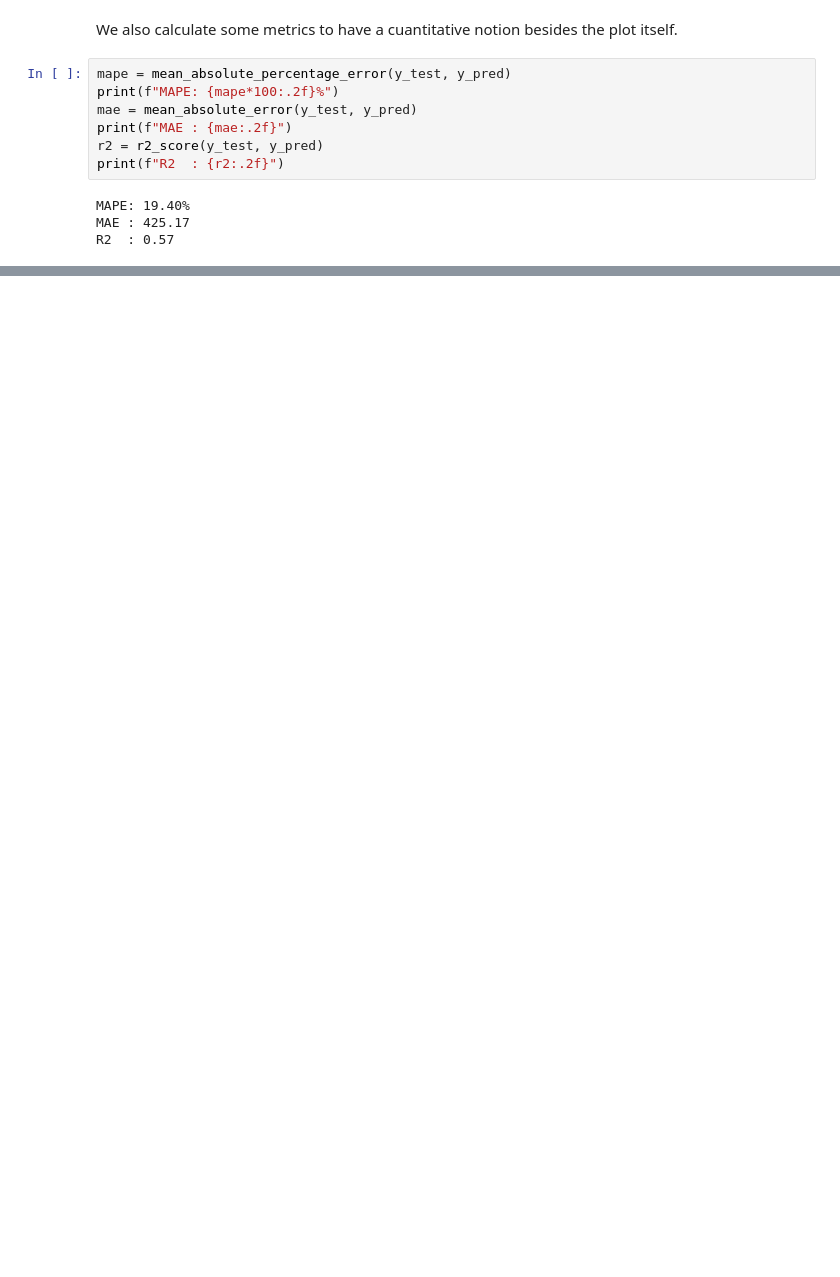
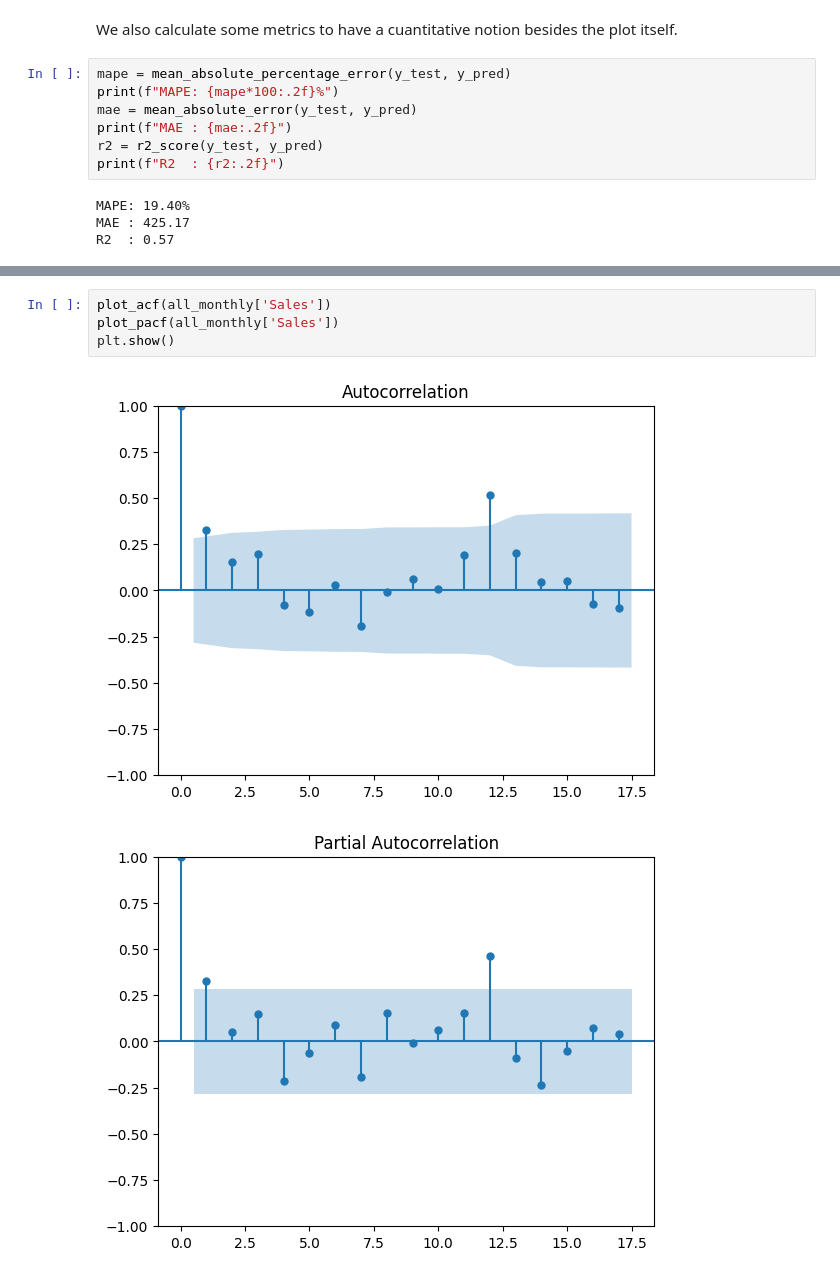
Before and after one commit to csierr/forecasting-superstore-sales, a Jupyter notebook: forecasting_sales.ipynb, the cells around one changed output, grey strips where cells are left out. Saved outputs shown, nothing was run; the diff lists cells and outputs as text; blank space fills up the shorter version.

```diff
--- a/forecasting_sales.ipynb
+++ b/forecasting_sales.ipynb
@@ -300,0 +355,7 @@ Given the relatively high standard deviation and wide sales range, the current r
+# %%
+plot_acf(all_monthly['Sales'])
+plot_pacf(all_monthly['Sales'])
+plt.show()
+# %% [output]
+[figure, added]
+[figure, added]
```
Also changed, not shown: parts of 20 cells of this notebook.
